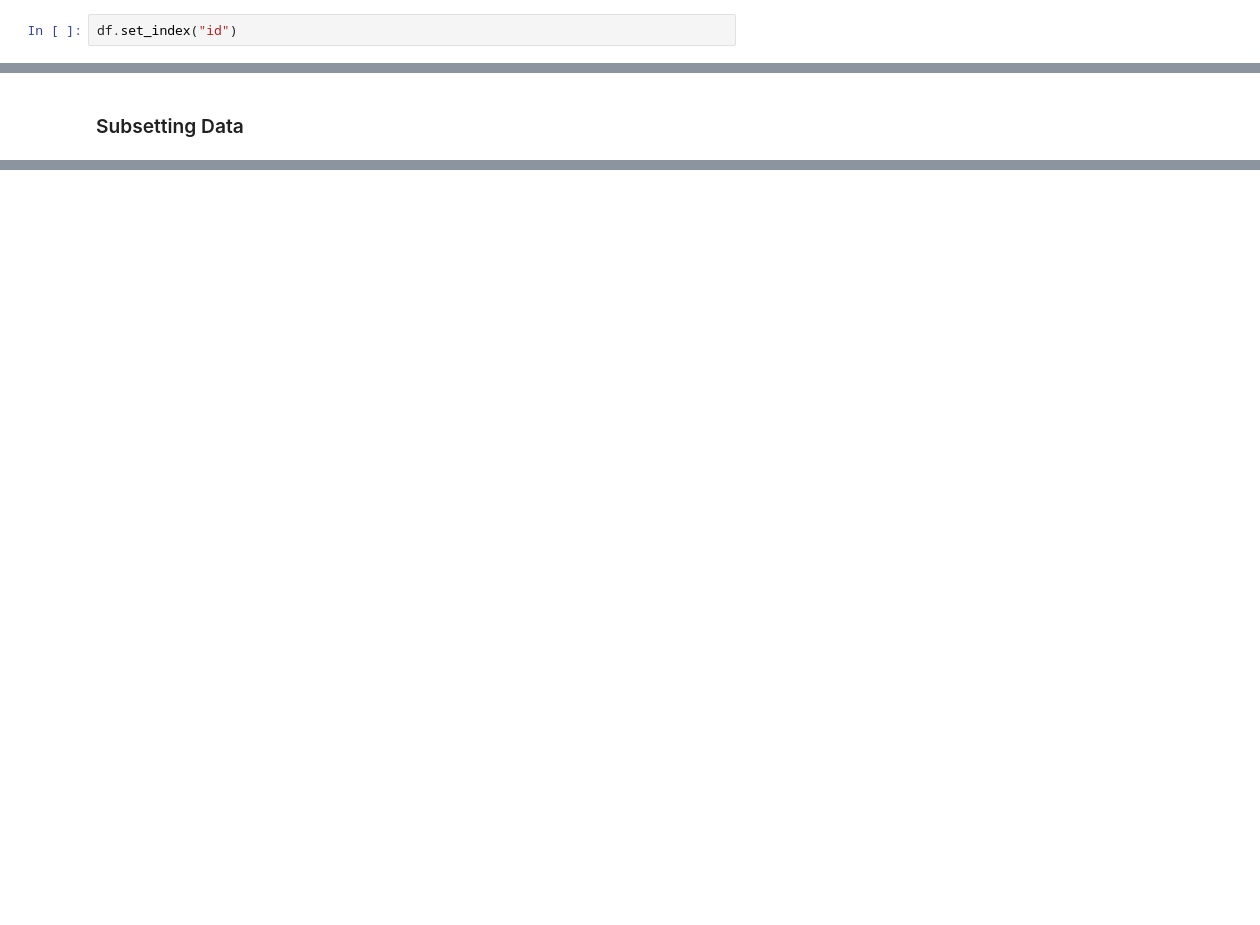
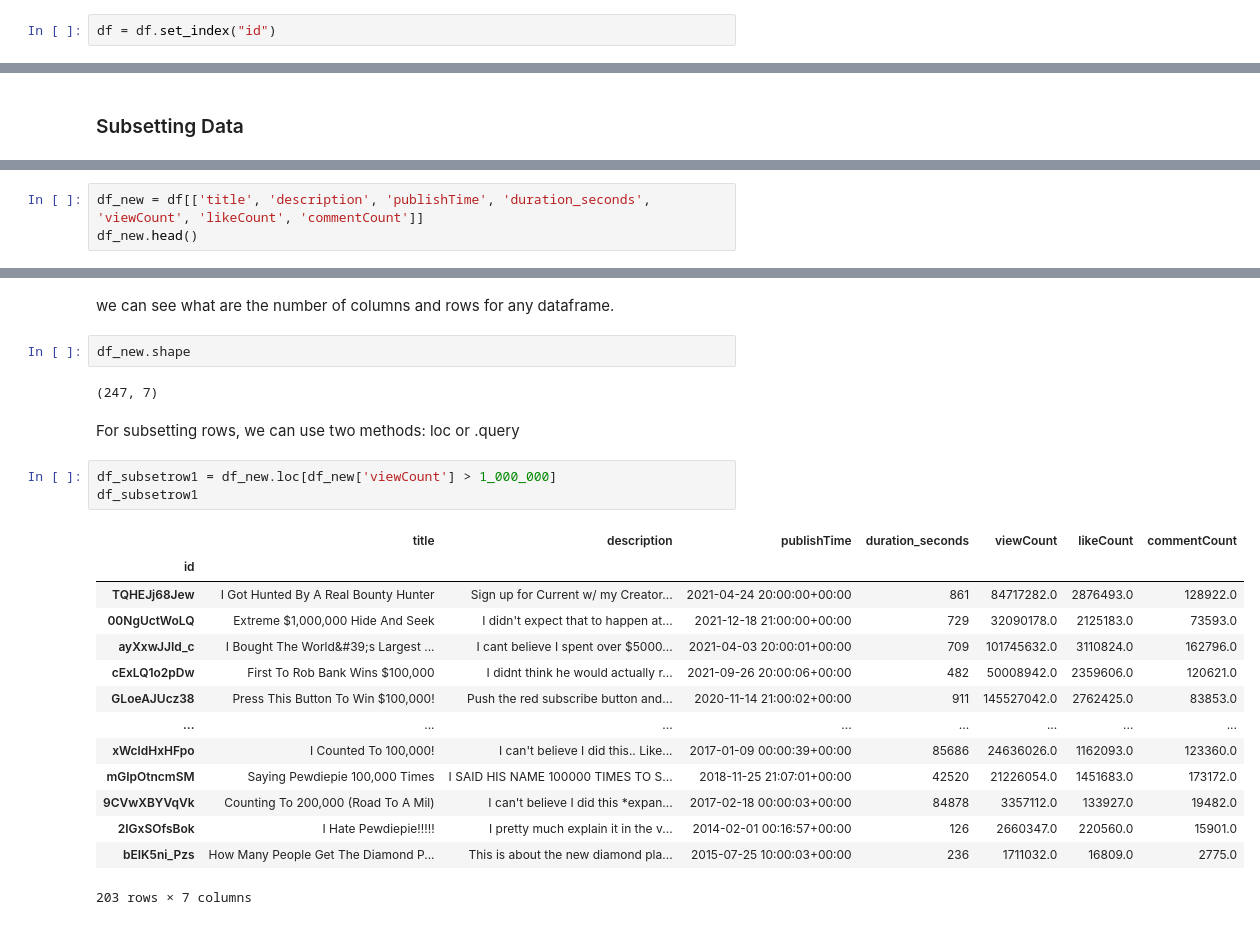
Before and after one commit to gabrielpcavalcanti/Guia-definitivo-do-Python, a Jupyter notebook: Bibliotecas/Pandas_v2/01.ipynb, the cells around one changed output, grey strips where cells are left out. Drawn from its saved outputs; the diff is of its cells as text; blank space fills up the shorter version.

```diff
--- a/Bibliotecas/Pandas_v2/01.ipynb
+++ b/Bibliotecas/Pandas_v2/01.ipynb
@@ -179,4 +179,4 @@ Name: 4, dtype: object
 # %% [markdown]
 We can also set a diferent column to be the index. We can choose any column we want.
 # %%
-df.set_index("id")
+df = df.set_index("id")
@@ -201,0 +206,3 @@ In this part, we gonna simple select witch data from the dataframe we want. Crea
+# %%
+df_new = df[['title', 'description', 'publishTime', 'duration_seconds', 'viewCount', 'likeCount', 'commentCount']]
+df_new.head()
@@ -201,0 +217,26 @@ In this part, we gonna simple select witch data from the dataframe we want. Crea
+# %% [markdown]
+we can see what are the number of columns and rows for any dataframe.
+# %%
+df_new.shape
+# %% [output]
+(247, 7)
+# %% [markdown]
+For subsetting rows, we can use two methods: loc or .query
+# %%
+df_subsetrow1 = df_new.loc[df_new['viewCount'] > 1_000_000]
+df_subsetrow1
+# %% [output]
+|  | title | description | publishTime | duration_seconds | viewCount | likeCount | commentCount |
+| id |  |  |  |  |  |  |  |
+| TQHEJj68Jew | I Got Hunted By A Real Bounty Hunter | Sign up for Current w/ my Creator... | 2021-04-24 20:00:00+00:00 | 861 | 84717282.0 | 2876493.0 | 128922.0 |
+| 00NgUctWoLQ | Extreme $1,000,000 Hide And Seek | I didn't expect that to happen at... | 2021-12-18 21:00:00+00:00 | 729 | 32090178.0 | 2125183.0 | 73593.0 |
+| ayXxwJJId_c | I Bought The World&#39;s Largest ... | I cant believe I spent over $5000... | 2021-04-03 20:00:01+00:00 | 709 | 101745632.0 | 3110824.0 | 162796.0 |
+| cExLQ1o2pDw | First To Rob Bank Wins $100,000 | I didnt think he would actually r... | 2021-09-26 20:00:06+00:00 | 482 | 50008942.0 | 2359606.0 | 120621.0 |
+| GLoeAJUcz38 | Press This Button To Win $100,000! | Push the red subscribe button and... | 2020-11-14 21:00:02+00:00 | 911 | 145527042.0 | 2762425.0 | 83853.0 |
+| ... | ... | ... | ... | ... | ... | ... | ... |
+| xWcldHxHFpo | I Counted To 100,000! | I can't believe I did this.. Like... | 2017-01-09 00:00:39+00:00 | 85686 | 24636026.0 | 1162093.0 | 123360.0 |
+| mGIpOtncmSM | Saying Pewdiepie 100,000 Times | I SAID HIS NAME 100000 TIMES TO S... | 2018-11-25 21:07:01+00:00 | 42520 | 21226054.0 | 1451683.0 | 173172.0 |
+| 9CVwXBYVqVk | Counting To 200,000 (Road To A Mil) | I can't believe I did this *expan... | 2017-02-18 00:00:03+00:00 | 84878 | 3357112.0 | 133927.0 | 19482.0 |
+| 2IGxSOfsBok | I Hate Pewdiepie!!!!! | I pretty much explain it in the v... | 2014-02-01 00:16:57+00:00 | 126 | 2660347.0 | 220560.0 | 15901.0 |
+| bEIK5ni_Pzs | How Many People Get The Diamond P... | This is about the new diamond pla... | 2015-07-25 10:00:03+00:00 | 236 | 1711032.0 | 16809.0 | 2775.0 |
+203 rows × 7 columns
```
Also changed, not shown: parts of 23 cells of this notebook.
